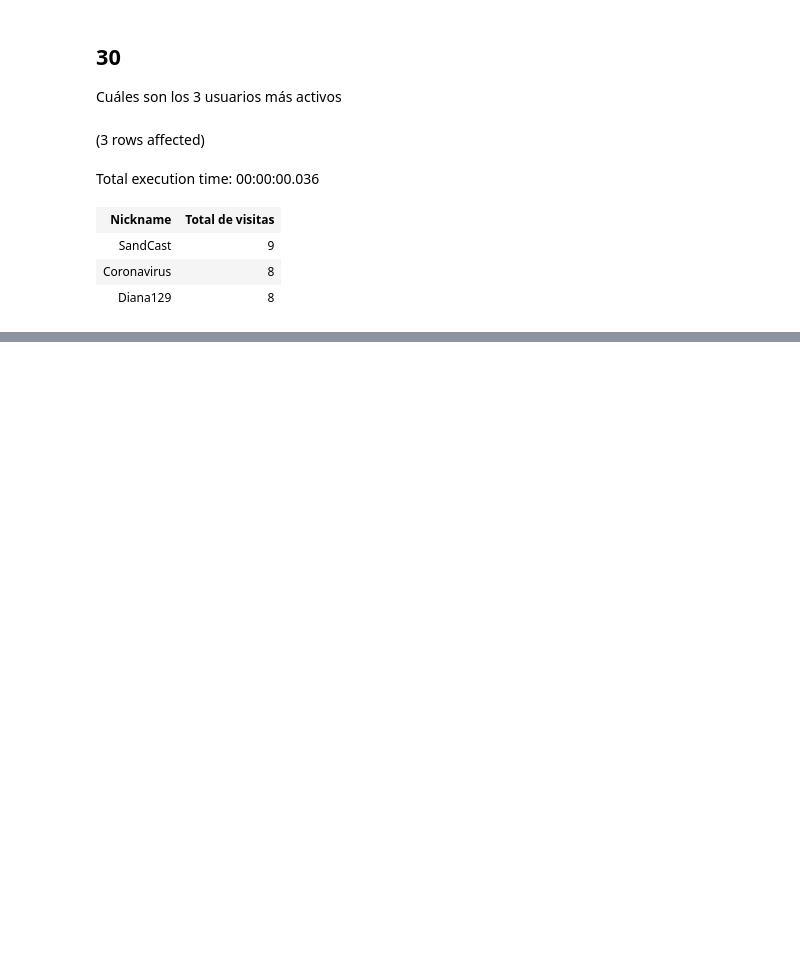
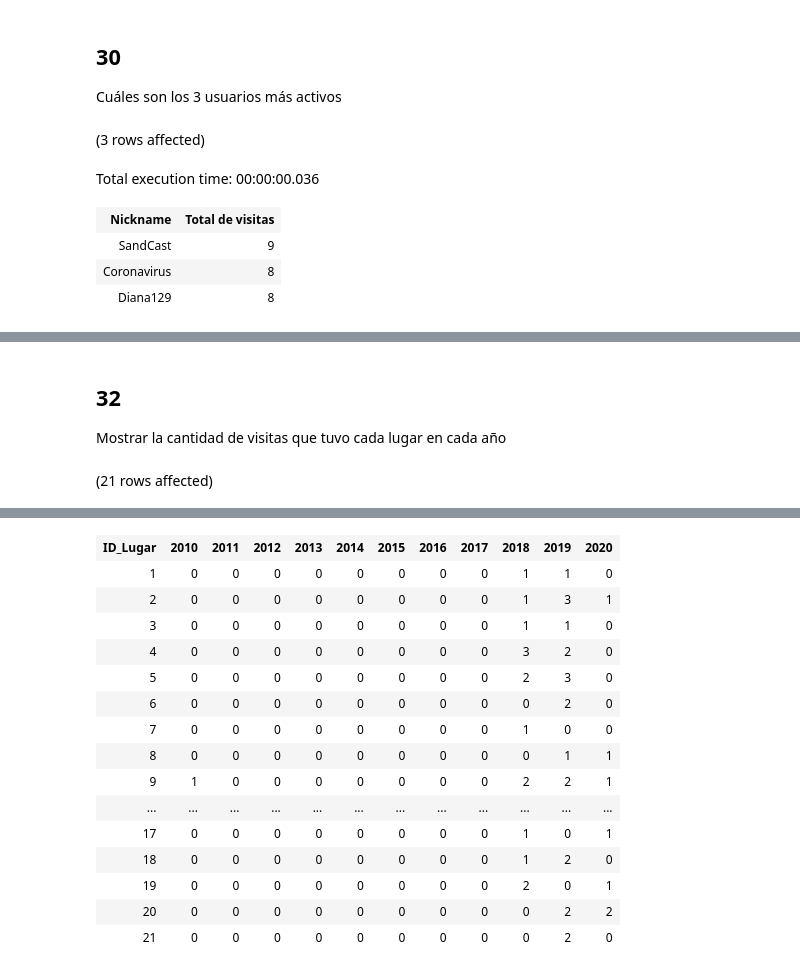
Before and after one commit to DanielCamposs98/BDCuatroCuadras, a Jupyter notebook: CuatroCuadras (Consultas).ipynb, the cells around one changed output, grey strips where cells are left out. Saved outputs shown, nothing was run; the diff lists cells and outputs as text; code cells hidden in the pictures; blank space fills up the shorter version.

```diff
--- a/CuatroCuadras (Consultas).ipynb
+++ b/CuatroCuadras (Consultas).ipynb
@@ -580,0 +599,23 @@ Total execution time: 00:00:00.036
+# %% [markdown]
+## 32
+Mostrar la cantidad de visitas que tuvo cada lugar en cada año
+# %%
+WITH [CantVisitas] (ID_Lugar, Fecha, Cantidad)
+as
+(
+    Select L.ID_Lugar, DATEPART(YY,Fecha), count(*) as Cantidad from VISITA V
+    INNER JOIN LUGAR L
+    ON V.ID_Lugar=L.ID_Lugar
+    GROUP BY L.ID_Lugar, Fecha
+)
+
+Select ID_Lugar, COALESCE([2010], ' ') as [2010],COALESCE([2011], ' ') as [2011],COALESCE([2012], ' ') as [2012],COALESCE([2013], ' ') as [2013],
+                 COALESCE([2014], ' ') as [2014],COALESCE([2015], ' ') as [2015],COALESCE([2016], ' ') as [2016],COALESCE([2017], ' ') as [2017],
+                 COALESCE([2018], ' ') as [2018],COALESCE([2019], ' ') as [2019],COALESCE([2020], ' ') as [2020] from CantVisitas
+PIVOT
+(
+    SUM(Cantidad)
+    FOR Fecha IN ([2010],[2011],[2012],[2013],[2014],[2015],[2016],[2017],[2018],[2019],[2020])
+) AS VisitasPorAño
+# %% [output]
+(21 rows affected)
@@ -580,0 +623,16 @@ Total execution time: 00:00:00.036
+| ID_Lugar | 2010 | 2011 | 2012 | 2013 | 2014 | 2015 | 2016 | 2017 | 2018 | 2019 | 2020 |
+| 1 | 0 | 0 | 0 | 0 | 0 | 0 | 0 | 0 | 1 | 1 | 0 |
+| 2 | 0 | 0 | 0 | 0 | 0 | 0 | 0 | 0 | 1 | 3 | 1 |
+| 3 | 0 | 0 | 0 | 0 | 0 | 0 | 0 | 0 | 1 | 1 | 0 |
+| 4 | 0 | 0 | 0 | 0 | 0 | 0 | 0 | 0 | 3 | 2 | 0 |
+| 5 | 0 | 0 | 0 | 0 | 0 | 0 | 0 | 0 | 2 | 3 | 0 |
+| 6 | 0 | 0 | 0 | 0 | 0 | 0 | 0 | 0 | 0 | 2 | 0 |
+| 7 | 0 | 0 | 0 | 0 | 0 | 0 | 0 | 0 | 1 | 0 | 0 |
+| 8 | 0 | 0 | 0 | 0 | 0 | 0 | 0 | 0 | 0 | 1 | 1 |
+| 9 | 1 | 0 | 0 | 0 | 0 | 0 | 0 | 0 | 2 | 2 | 1 |
+| ... | ... | ... | ... | ... | ... | ... | ... | ... | ... | ... | ... |
+| 17 | 0 | 0 | 0 | 0 | 0 | 0 | 0 | 0 | 1 | 0 | 1 |
+| 18 | 0 | 0 | 0 | 0 | 0 | 0 | 0 | 0 | 1 | 2 | 0 |
+| 19 | 0 | 0 | 0 | 0 | 0 | 0 | 0 | 0 | 2 | 0 | 1 |
+| 20 | 0 | 0 | 0 | 0 | 0 | 0 | 0 | 0 | 0 | 2 | 2 |
+| 21 | 0 | 0 | 0 | 0 | 0 | 0 | 0 | 0 | 0 | 2 | 0 |
```
Also changed, not shown: parts of 20 cells of this notebook.
